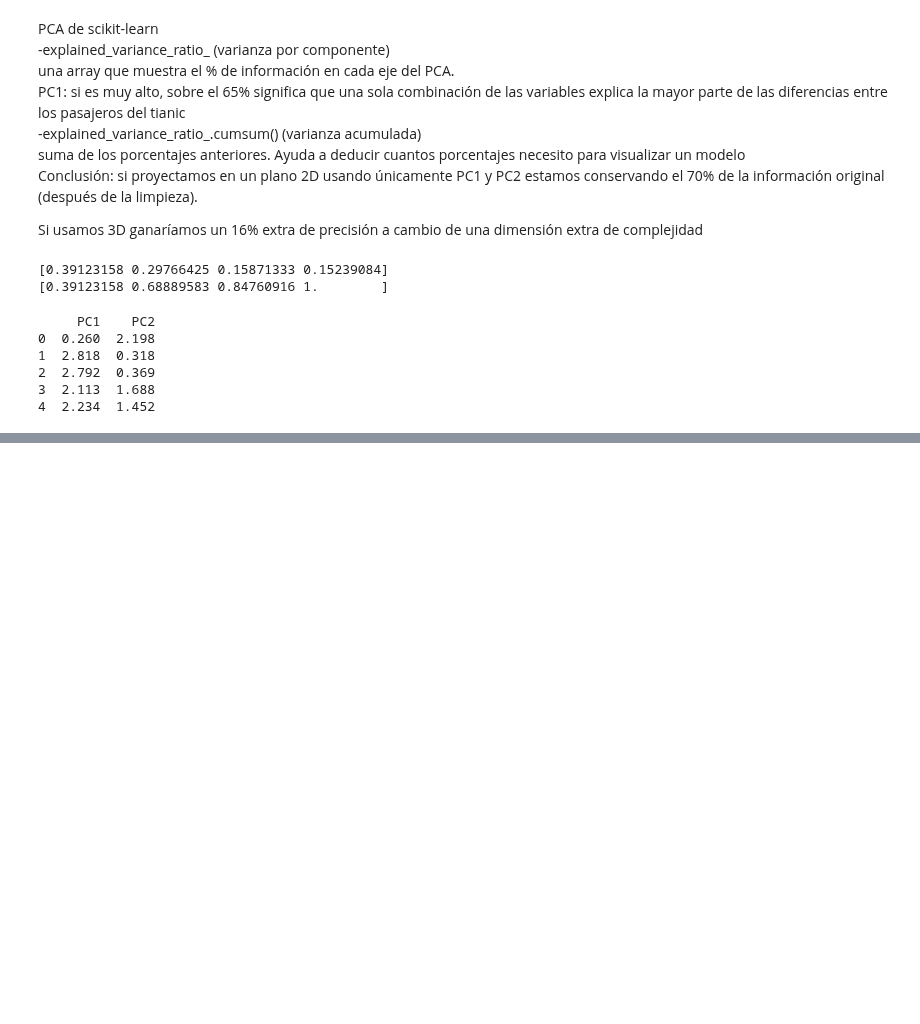
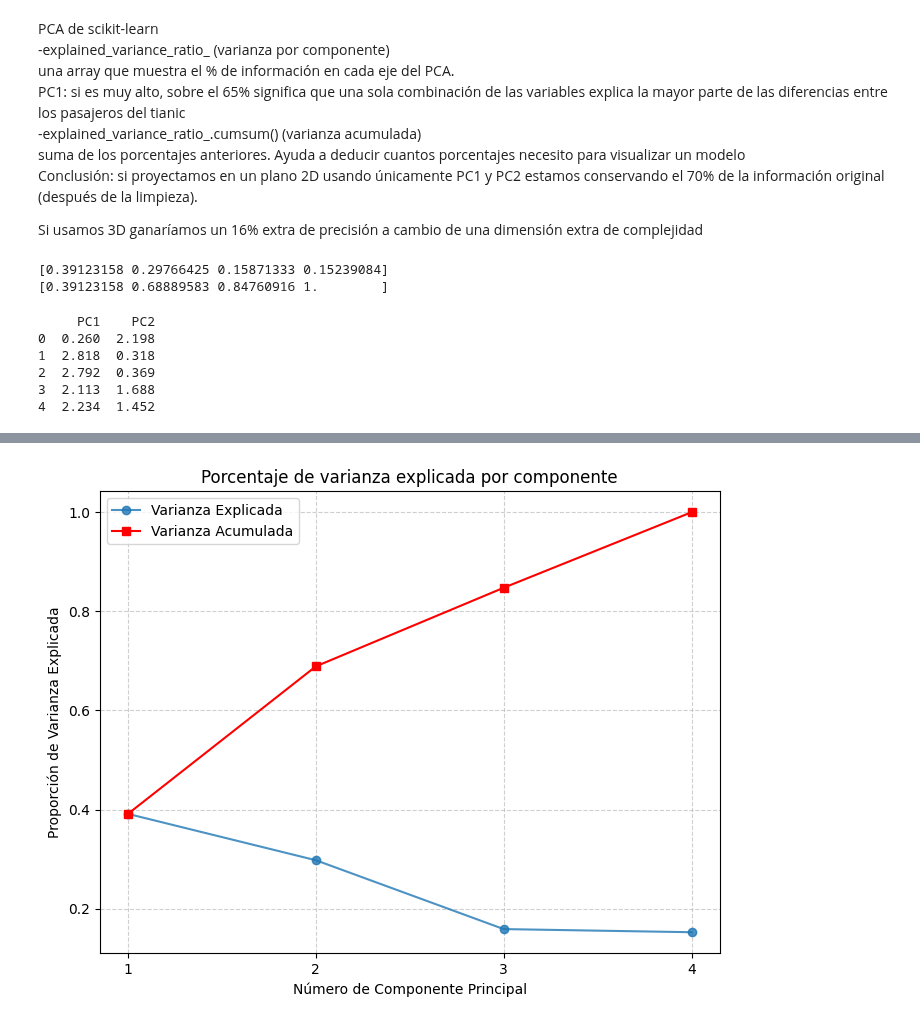
Before and after one commit to NicoRuedaA/dimensionality-reduction-lab, a Jupyter notebook: LAB2_ejercicio.ipynb, the cells around one changed output, grey strips where cells are left out. Drawn from its saved outputs; the diff is of its cells as text; code cells hidden in the pictures; blank space fills up the shorter version.

```diff
--- a/LAB2_ejercicio.ipynb
+++ b/LAB2_ejercicio.ipynb
@@ -293,0 +299,30 @@ plt.title('Scree plot');
+# %%
+import matplotlib.pyplot as plt
+import numpy as np
+
+plt.figure(figsize=(8, 6))
+
+# Creamos una lista para el eje X (1, 2, 3, 4...)
+componentes = range(1, len(myPCA.explained_variance_ratio_) + 1)
+
+# 1. Graficamos la varianza individual
+plt.plot(componentes, myPCA.explained_variance_ratio_,
+         alpha=0.8, marker='o', label="Varianza Explicada")
+
+# 2. Graficamos la varianza acumulada
+plt.plot(componentes, np.cumsum(myPCA.explained_variance_ratio_),
+         c='red', marker='s', label="Varianza Acumulada")
+
+# Añadimos las etiquetas
+plt.xlabel('Número de Componente Principal')
+plt.ylabel('Proporción de Varianza Explicada')
+plt.title('Porcentaje de varianza explicada por componente')
+
+# Mejoras visuales: números enteros en el eje X, leyenda y cuadrícula
+plt.xticks(componentes)
+plt.legend()
+plt.grid(True, linestyle='--', alpha=0.6)
+
+plt.show()
+# %% [output]
+[figure, added]
```
Also changed, not shown: parts of 10 cells of this notebook.
